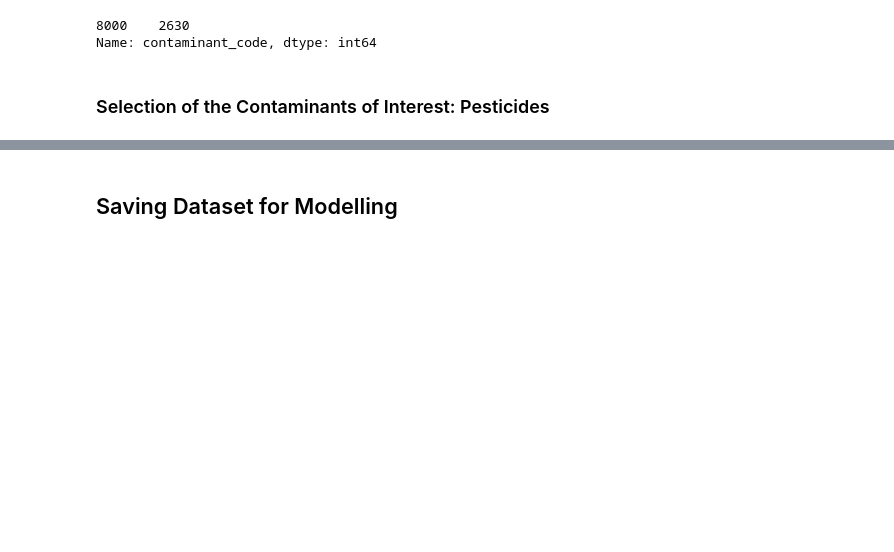
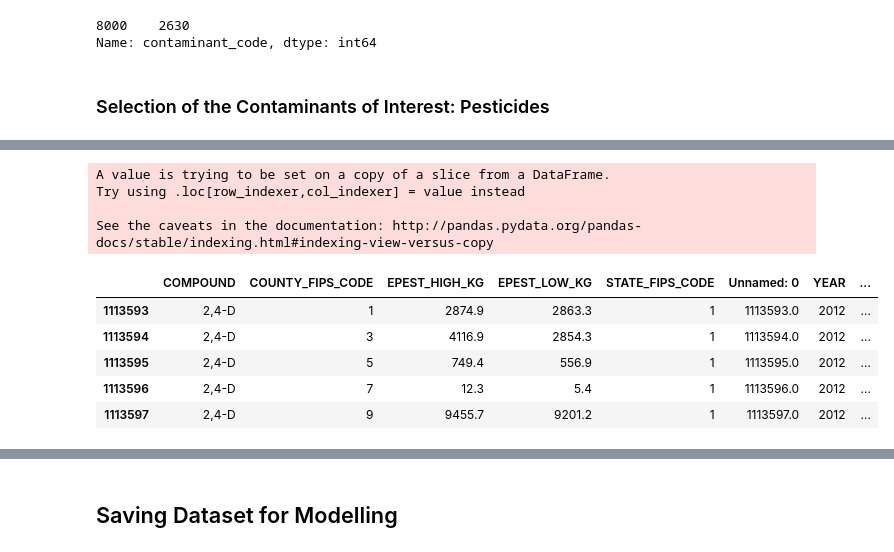
Before and after one commit to de-la-viz/pesticides_in_drinking_water, a Jupyter notebook: code/Data_Processing_and_Feature_Engineering.ipynb, the cells around one changed output, grey strips where cells are left out. Cells and saved outputs as stored; diff of their text form; code cells hidden in the pictures; blank space fills up the shorter version.

```diff
--- a/code/Data_Processing_and_Feature_Engineering.ipynb
+++ b/code/Data_Processing_and_Feature_Engineering.ipynb
@@ -405,0 +444,37 @@ ws_years_viol['had_pesticide_violation_lastyear'] = ws_years_viol.groupby(['pwsi
+# %%
+pesticide_use_2012_2017 = pesticide_use_2009_17.loc[pesticide_use_2009_17.YEAR > 2011]
+# pesticide_use_2012_2017.YEAR.unique()
+pesticide_use_2012_2017.STATE_FIPS_CODE.unique()
+
+# replace the state FIPS code by abreviation of the State:
+# CT=9, MA=25, ME=23, NH=33, RI=44, VT=50.
+def replace_state_FIPS(row):
+    if row['STATE_FIPS_CODE'] == 9:
+        return 'CT'
+    elif row['STATE_FIPS_CODE'] == 25:
+        return 'MA'
+    elif row['STATE_FIPS_CODE'] == 23:
+        return 'ME'
+    elif row['STATE_FIPS_CODE'] == 33:
+        return 'NH'
+    elif row['STATE_FIPS_CODE'] == 44:
+        return 'RI'
+    elif row['STATE_FIPS_CODE'] == 50:
+        return 'VT'
+    else:
+        return 'Not in New England'
+
+pesticide_use_2012_2017.loc['primacy_agency_code'] = pesticide_use_2012_2017.apply(replace_state_FIPS, axis=1)
+
+pesticide_use_2012_2017.head()
+# %% [output]
+A value is trying to be set on a copy of a slice from a DataFrame.
+Try using .loc[row_indexer,col_indexer] = value instead
+
+See the caveats in the documentation: http://pandas.pydata.org/pandas-docs/stable/indexing.html#indexing-view-versus-copy
+|  | COMPOUND | COUNTY_FIPS_CODE | EPEST_HIGH_KG | EPEST_LOW_KG | STATE_FIPS_CODE | Unnamed: 0 | YEAR | ... |
+| 1113593 | 2,4-D | 1 | 2874.9 | 2863.3 | 1 | 1113593.0 | 2012 | ... |
+| 1113594 | 2,4-D | 3 | 4116.9 | 2854.3 | 1 | 1113594.0 | 2012 | ... |
+| 1113595 | 2,4-D | 5 | 749.4 | 556.9 | 1 | 1113595.0 | 2012 | ... |
+| 1113596 | 2,4-D | 7 | 12.3 | 5.4 | 1 | 1113596.0 | 2012 | ... |
+| 1113597 | 2,4-D | 9 | 9455.7 | 9201.2 | 1 | 1113597.0 | 2012 | ... |
```
Also changed, not shown: parts of 25 cells of this notebook.
